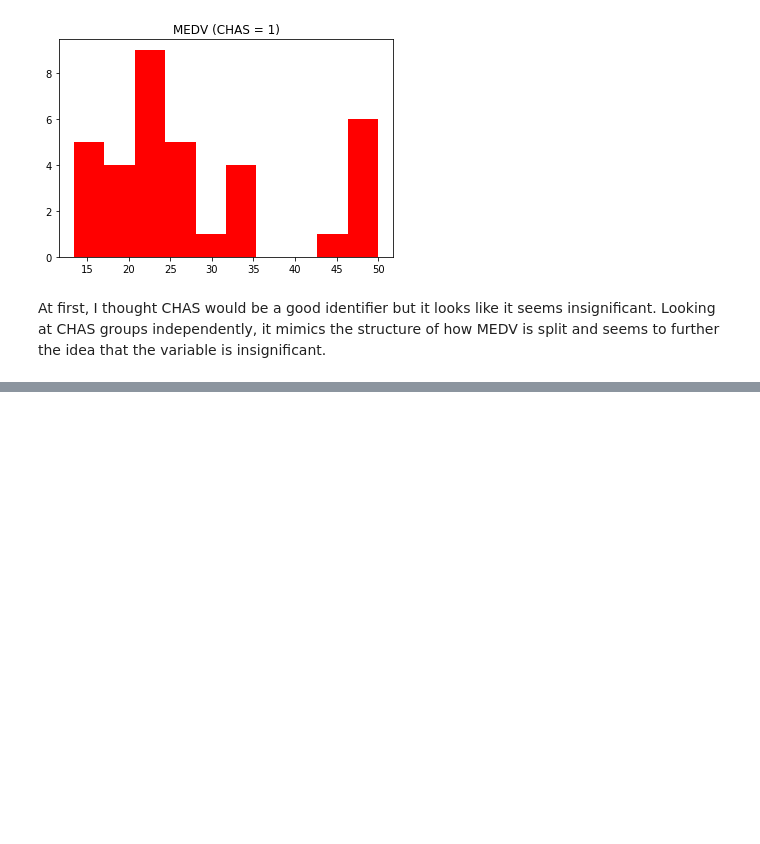
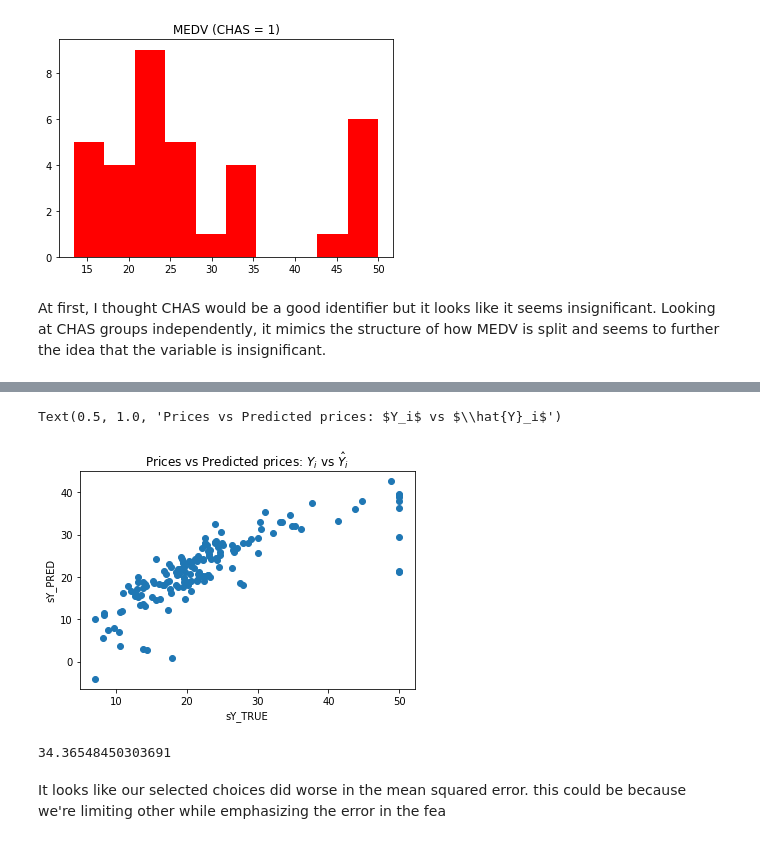
Before and after one commit to ohmgmatt/boston_housing, a Jupyter notebook: Untitled.ipynb, the cells around one changed output, grey strips where cells are left out. Cells and saved outputs as stored; diff of their text form; code cells hidden in the pictures; blank space fills up the shorter version.

```diff
--- a/Untitled.ipynb
+++ b/Untitled.ipynb
@@ -164,0 +243,27 @@ At first, I thought CHAS would be a good identifier but it looks like it seems i
+# %%
+x_select = select.drop('MEDV', axis = 1)
+y_select = select['MEDV']
+# %%
+sx_train, sx_test, sy_train, sy_test = train_test_split(x_select, y_select, test_size = 0.3, random_state = 5)
+# %%
+reg = LinearRegression()
+reg.fit(sx_train, sy_train)
+
+sy_pred = reg.predict(sx_test)
+
+plt.scatter(sy_test, sy_pred)
+
+plt.xlabel('sY_TRUE')
+plt.ylabel('sY_PRED')
+
+plt.title("Prices vs Predicted prices: $Y_i$ vs $\hat{Y}_i$")
+# %% [output]
+Text(0.5, 1.0, 'Prices vs Predicted prices: $Y_i$ vs $\\hat{Y}_i$')
+[figure, added]
+# %%
+mse = mean_squared_error(sy_test, sy_pred)
+print(mse)
+# %% [output]
+34.36548450303691
+# %% [markdown]
+It looks like our selected choices did worse in the mean squared error. this could be because we're limiting other while emphasizing the error in the fea
```
Also changed, not shown: parts of 10 cells of this notebook.
